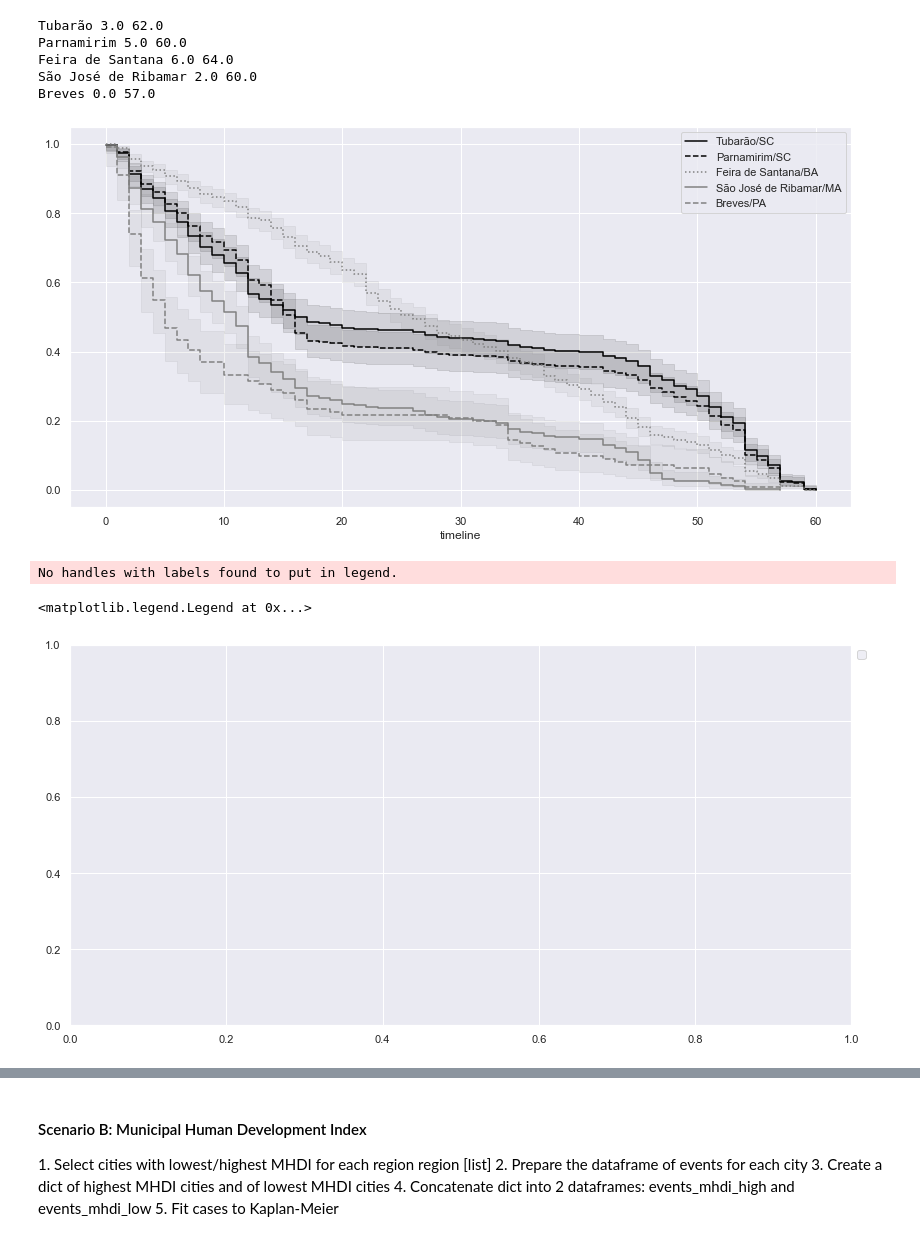
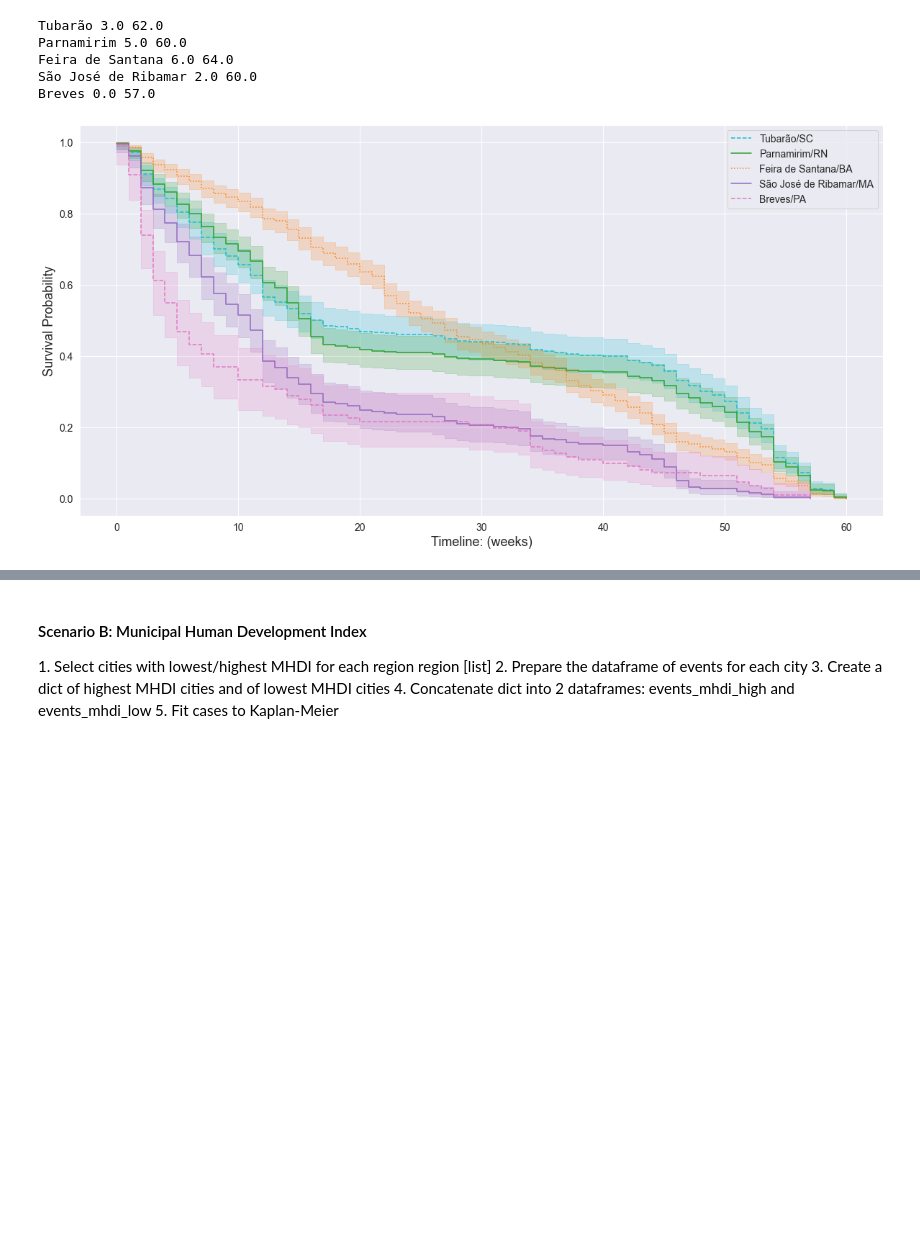
Before and after one commit to alexandrepereiraarq/COVIDGI, a Jupyter notebook: CVGI_MR_05_analysis.ipynb, the cells around one changed output, grey strips where cells are left out. Cells and saved outputs as stored; diff of their text form; code cells hidden in the pictures; blank space fills up the shorter version.

Commit message:
updating analysis functions, new graph, exporting image

```diff
--- a/CVGI_MR_05_analysis.ipynb
+++ b/CVGI_MR_05_analysis.ipynb
@@ -7,7 +7,7 @@ import seaborn as sns
 import warnings
 import time
 
-sns.set(color_codes=True)
+#sns.set(color_codes=True)
 
 from lifelines.plotting import plot_lifetimes      # Lifeline package for the Survival Analysis
 %pylab inline
@@ -426,6 +397,9 @@ events_svi_A5
 |  | 373 | 1.0 | 62.0 |
 |  | 374 | 1.0 | 62.0 |
 1950 rows × 2 columns
+# %%
+#creating a dict between city names and ibge_code
+cities_names_svi_A5_dict = {'1501808':'Breves/PA','2111201':'São José de Ribamar/MA','2910800':'Feira de Santana/BA','2403251':'Parnamirim/RN','4218707':'Tubarão/SC'}
 # %%
 events_svi_A5.to_csv('events_svi_A5.csv',encoding='utf-8')
 # %%
@@ -448,44 +422,61 @@ Breves 0.0 57.0
 # %%
 kmf = KaplanMeierFitter()
 df = events_svi_A5
 cities_list = cities_list_svi_A5
-
 T = df['week']     ## time to event
 E = df['event']      ## event occurred or censored
-ci_alpha_value = 0.1
+
+save_fig = True
+ci_alpha_value = 0.2
 lineStyles = ['--','-','-.',':']
+cmap = matplotlib.cm.get_cmap('tab10') #viridis
+#setting font sizes
+ss = 14
+ms = 18
+ls = 24
+plt.rc('font', size=ss)          # controls default text sizes
+plt.rc('axes', titlesize=ls)     # fontsize of the axes title
+plt.rc('axes', labelsize=ms)    # fontsize of the x and y labels
+plt.rc('xtick', labelsize=ss)    # fontsize of the tick labels
+plt.rc('ytick', labelsize=ss)    # fontsize of the tick labels
+plt.rc('legend', fontsize=ss)    # legend fontsize
+#plt.rc('figure', titlesize=BIGGER_SIZE)  # fontsize of the figure title
 
+fig,ax = plt.subplots(figsize=(20,10))#,gridspec_kw=dict(right=0.9)
+ax.grid(True, which='minor',color='grey', linestyle='-', linewidth=2)
 
 cities_label1 = '4218707'
 ix1 = df.loc[cities_label1].index
-kmf.fit(T[ix1], E[ix1], label="Tubarão/SC")
-ax = kmf.plot(ci_legend=True,ci_alpha=ci_alpha_value, color='black',ls=lineStyles[1])
+kmf.fit(T[ix1], E[ix1], label=cities_names_svi_A5_dict[cities_label1])
+ax = kmf.plot(ci_legend=True,ci_alpha=ci_alpha_value, color=cmap(0.95),ls=lineStyles[0])
 
 cities_label2 = '2403251'
 ix2 = df.loc[cities_label2].index
-kmf.fit(T[ix2], E[ix2], label="Parnamirim/SC")
-ax2 = kmf.plot(ax=ax,ci_legend=True,ci_alpha=ci_alpha_value, color='black',ls=lineStyles[0])
+kmf.fit(T[ix2], E[ix2], label=cities_names_svi_A5_dict[cities_label2])
+ax2 = kmf.plot(ax=ax,ci_legend=True,ci_alpha=ci_alpha_value, color=cmap(0.25),ls=lineStyles[1])
 
 cities_label3 = '2910800'
 ix3 = df.loc[cities_label3].index
-kmf.fit(T[ix3], E[ix3], label="Feira de Santana/BA")
-ax3 = kmf.plot(ax=ax,ci_legend=True,ci_alpha=ci_alpha_value, color='grey',ls=lineStyles[3])
+kmf.fit(T[ix3], E[ix3], label=cities_names_svi_A5_dict[cities_label3])
+ax3 = kmf.plot(ax=ax,ci_legend=True,ci_alpha=ci_alpha_value, color=cmap(0.15),ls=lineStyles[3])
 
 cities_label4 = '2111201'
 ix4 = df.loc[cities_label4].index
-kmf.fit(T[ix4], E[ix4], label="São José de Ribamar/MA")
-ax4 = kmf.plot(ax=ax,ci_legend=True,ci_alpha=ci_alpha_value, color='grey',ls=lineStyles[1])
+kmf.fit(T[ix4], E[ix4], label=cities_names_svi_A5_dict[cities_label4])
+ax4 = kmf.plot(ax=ax,ci_legend=True,ci_alpha=ci_alpha_value, color=cmap(0.45),ls=lineStyles[1])
 
 cities_label5 = '1501808'
 ix5 = df.loc[cities_label5].index
-kmf.fit(T[ix5], E[ix5], label="Breves/PA")
-ax4 = kmf.plot(ax=ax,ci_legend=True,ci_alpha=ci_alpha_value, color='grey',ls=lineStyles[0])
+kmf.fit(T[ix5], E[ix5], label=cities_names_svi_A5_dict[cities_label5])
+ax4 = kmf.plot(ax=ax,ci_legend=True,ci_alpha=ci_alpha_value, color=cmap(0.65),ls=lineStyles[0])
 
-figsize(14,7)
+ax.set(xlabel='Timeline: (weeks)', ylabel='Survival Probability')#,title='Survival probability per week in sampled cities in Brazil, according to Social Vulnerability Index'
+
+if save_fig == True:
+    file_name = 'CVGI_KME_SVI_cities_sample_A5.png'
+    file_path = Path('./OUT/')
+    url = file_path / file_name
+    plt.savefig(url, dpi=300,bbox_inches='tight',pad_inches=0.05)
 plt.show()
-plt.legend(loc='upper left', bbox_to_anchor=(1,1))
 # %% [output]
-[figure, old version]
+[figure, new version]
-No handles with labels found to put in legend.
-<matplotlib.legend.Legend at 0x...>
-[figure, removed]
```
Also changed, not shown: parts of 20 cells of this notebook, 3 other files.
